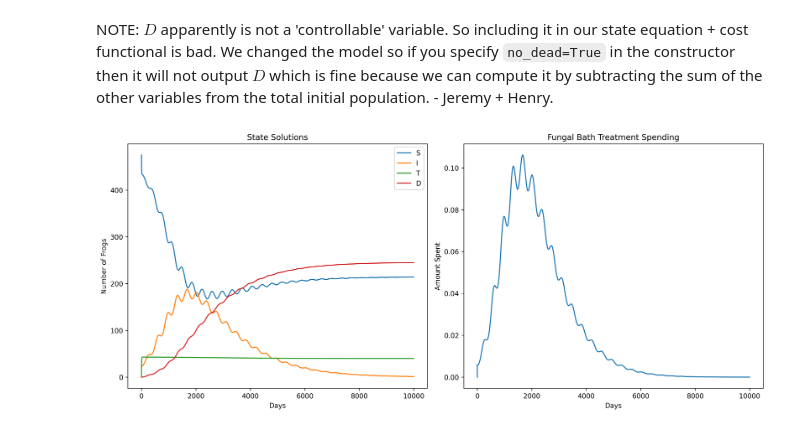
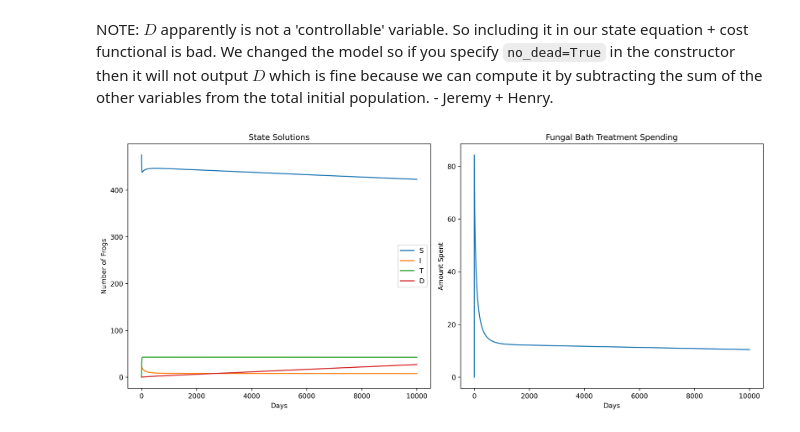
Before and after one commit to ACME-Vol4-Project1/save-axolotls-control, a Jupyter notebook: LQR_control.ipynb, the cells around one changed output. Cells and saved outputs as stored; diff of their text form; code cells hidden in the pictures.

Commit message:
added m paramter to make end condition stay away from a certain final state; the M matrix in our control problems

```diff
--- a/LQR_control.ipynb
+++ b/LQR_control.ipynb
@@ -45,7 +45,7 @@ def solve_linearized_infinite(A, B, y0, t0, tf, model):
 
     return np.array([S[1], I[1], T1[1]]), u
 # %%
-def solve_linearized_finite(A, B, y0, t0, tf):
+def solve_linearized_finite(A, B, y0, t0, tf, m=0):
     '''
     Solve for control and state given a linearized system on an interval of length tn
     x_dot = Ax + Bu
@@ -64,7 +64,8 @@ def solve_linearized_finite(A, B, y0, t0, tf):
         P = p.reshape(A.shape[0], A.shape[0])
         return (-P @ A - A.T @ P - Q + P @ B @ B.T @ P).flatten()
 
-    pf = np.zeros(A.shape[0]**2) # P(t_f) = M = 0
+    pf = np.diag([0, m, 0]).flatten()
+    #pf = np.zeros(A.shape[0]**2) # P(t_f) = M = 0
     sol_P = solve_ivp(P_evolve, [tf, t0], pf, dense_output=True, t_eval=t_space[::-1]) # TODO change to t0 or 0
     p = sol_P.y
     P = p.reshape(sol_P.t.shape[0], A.shape[0], A.shape[0])[::-1]
@@ -87,7 +88,7 @@ def solve_linearized_finite(A, B, y0, t0, tf):
 
     return x, u
 # %%
-def iterated_lqr(Df_x, Df_u, t_space, x0, u0, model, finite=True):
+def iterated_lqr(Df_x, Df_u, t_space, x0, u0, model, finite=True, m=0):
     '''
     Solve for control and state solutions at discrete steps using LQR at each step
     Args:
@@ -115,7 +116,7 @@ def iterated_lqr(Df_x, Df_u, t_space, x0, u0, model, finite=True):
         # uodate next step using LQR
         try:
             if finite:
-                x_new, u_new = solve_linearized_finite(A, B, state_solutions[-1], t_space[i], t_space[i+1])   # get next state using LQR
+                x_new, u_new = solve_linearized_finite(A, B, state_solutions[-1], t_space[i], t_space[i+1], m)   # get next state using LQR
 
             else:
                 x_new, u_new = solve_linearized_infinite(A, B, state_solutions[-1], t_space[i], t_space[i+1], model)   # get next state using LQR
@@ -124,14 +125,14 @@ def iterated_lqr(Df_x, Df_u, t_space, x0, u0, model, finite=True):
             control_solutions.append(u_new)
             acceptable_times.append(t_space[i])
         except Exception as e:
-            print(e.message)
+
             continue
 
     return np.array(state_solutions), np.array(control_solutions), acceptable_times   # optimal states and optimal controls
 # %%
 # given by our model
 Q = np.array([[0, 0, 0],
-             [0, 3, 0],
+             [0, 30, 0],
              [0, 0, 0]])    # cost of frog death
 
 R = np.eye(1)   # cost of control
@@ -147,34 +148,34 @@ t_steps = 20000
 t_space = np.linspace(0, tf, t_steps)
 
 # instantiate model object (to be used for linearization)
-model = m.Model(seasonal=True, no_dead=True, const_u1=const_u1) # constant sauna maintenance
+model = m.Model(seasonal=False, no_dead=True, const_u1=const_u1) # constant sauna maintenance
 # %%
 # get optimal solutions
-x, u2, new_t = iterated_lqr(lambda t, x, u: model.f_x(t, x, u), lambda t, x, u: model.f_u(t, x, u), t_space, y0, u0, model, finite=True)
+x, u2, new_t = iterated_lqr(lambda t, x, u: model.f_x(t, x, u), lambda t, x, u: model.f_u(t, x, u), t_space, y0, u0, model, finite=True, m=100)
 S = x[:, 0]
 I = x[:, 1]
 T1 = x[:, 2]
 
 # plot
 fig, axs = plt.subplots(1, 2, figsize=(14, 6), dpi=300)
 axs[0].set_title("State Solutions")
 axs[0].plot(new_t, S, label="S")
 axs[0].plot(new_t, I, label="I")
 axs[0].plot(new_t, T1, label="T")
 axs[0].set_ylabel('Number of Frogs')
 axs[0].set_xlabel('Days')
 axs[0].plot(new_t, 500 - S - I - T1, label="D")  # plotting death total 500 - all other groups
 axs[0].legend()
 
 # formatting
 axs[1].set_title("Fungal Bath Treatment Spending")
 axs[1].plot(new_t, u2, label=rf'$u_{2}$: Antifungal Bath Spending')
 axs[1].set_xlabel('Days')
 axs[1].set_ylabel('Amount Spent')
 
 plt.tight_layout()
 # %% [output]
-[figure, old version]
+[figure, new version]
 # %%
 # u1_vals = np.arange(0.1, 0.9, 0.1)
 # S_vals = []
```
